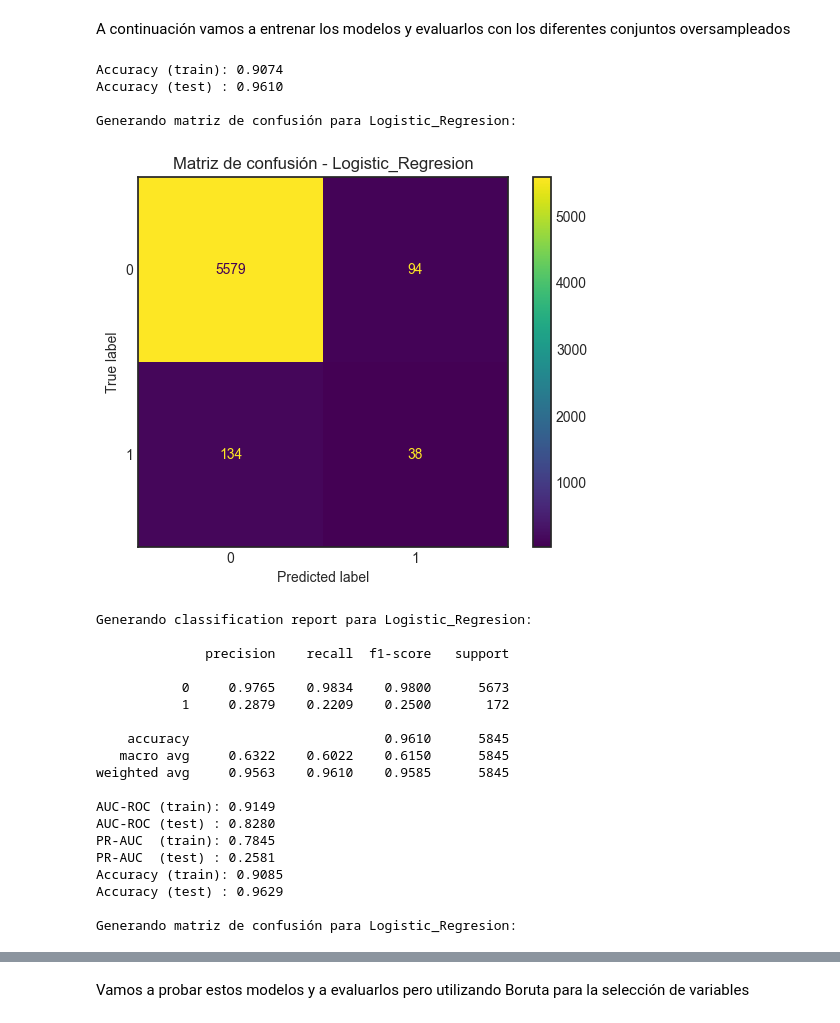
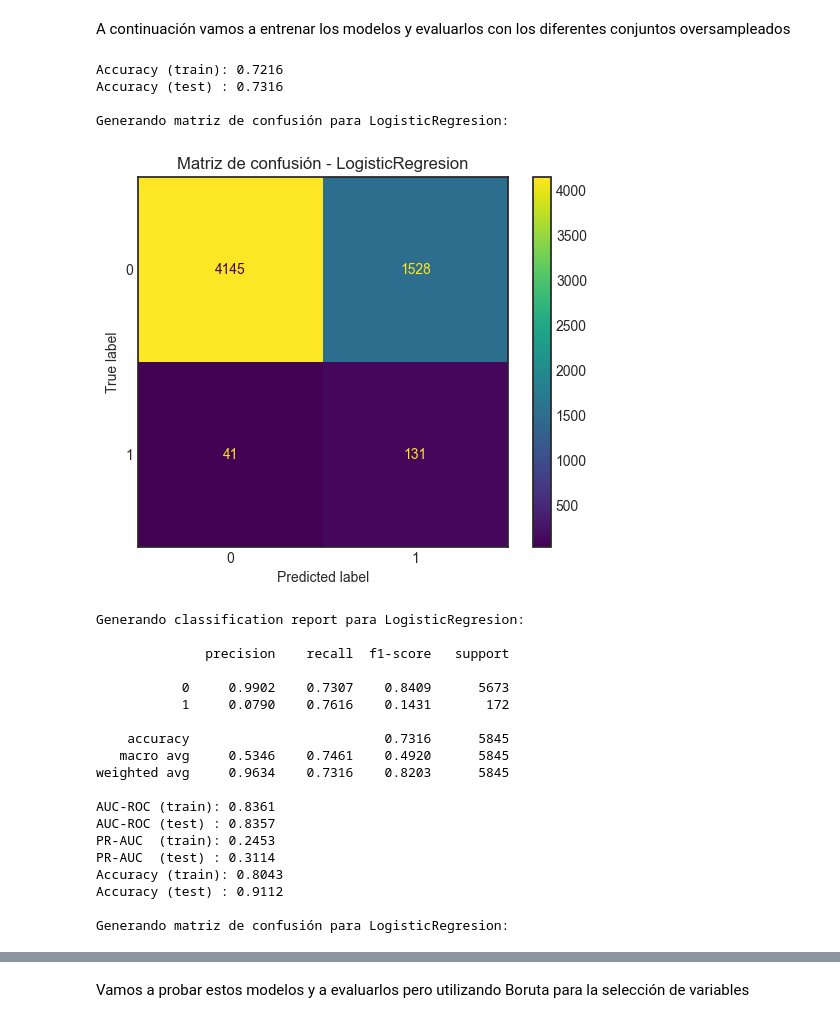
Before and after one commit to jenrari/lapse_prediction_models, a Jupyter notebook: notebooks/Model_analisys.ipynb, the cells around one changed output, grey strips where cells are left out. Cells and saved outputs as stored; diff of their text form; code cells hidden in the pictures.

```diff
--- a/notebooks/Model_analisys.ipynb
+++ b/notebooks/Model_analisys.ipynb
@@ -49,24 +47,23 @@ X_train_svmsm, y_train_svmsm = over_svmsm(X_train, y_train)
 # %%
 from src.model_utils.dim_reduction import tsne_2d, pca_2d
-from src.model_utils.oversampling import over_sm, over_adasyn, over_bsm, over_svmsm
-from sklearn.linear_model import LogisticRegression
 
-logreg = LogisticRegression(random_state=42, max_iter=2000)
+# Generamos los gráficos de PCA para los diferentes tipos de oversampling
+# Generamos los gráficos de PCA para los diferentes tipos de oversampling
+pca_2d(X_train, y_train)
+tsne_2d(X_train, y_train)
 
-X_train_sm, y_train_sm = over_sm(X_train, y_train)
+pca_2d(X_train_ro, y_train_ro)
+tsne_2d(X_train_ro, y_train_ro)
+
 pca_2d(X_train_sm, y_train_sm)
 tsne_2d(X_train_sm, y_train_sm)
 
-X_train_adasyn, y_train_adasyn = over_adasyn(X_train, y_train)
 pca_2d(X_train_adasyn, y_train_adasyn)
 tsne_2d(X_train_adasyn, y_train_adasyn)
 
-X_train_bsm, y_train_bsm = over_bsm(X_train, y_train)
 pca_2d(X_train_bsm, y_train_bsm)
 tsne_2d(X_train_bsm, y_train_bsm)
 
-
-X_train_svmsm, y_train_svmsm = over_svmsm(X_train, y_train)
 pca_2d(X_train_svmsm, y_train_svmsm)
 tsne_2d(X_train_svmsm, y_train_svmsm)
 # %% [output]
@@ -179,57 +176,54 @@ TSNE            TSNE1      TSNE2
 # %% [markdown]
 A continuación vamos a entrenar los modelos y evaluarlos con los diferentes conjuntos oversampleados
 # %%
-from src.model_utils.mod_evaluation import run_model_and_evaluate
+from src.model_utils.mod_evaluation import run_model_and_evaluate_reg_log
 import matplotlib.pyplot as plt
-from sklearn.linear_model import LogisticRegression
 plt.style.use('seaborn-v0_8-white')
 
-model = LogisticRegression(
-            random_state=42, max_iter=2000)
 
+rf_metrics, roc_auc_dict, fp_id, fn_id = run_model_and_evaluate_reg_log(
+    X_train, y_train, X_test, y_test, 'lbfgs', "balanced")
 
-rf_metrics, roc_auc_dict, fp_id, fn_id = run_model_and_evaluate(
-    "Logistic_Regresion", model, X_train_sm, y_train_sm,
+rf_metrics, roc_auc_dict, fp_id, fn_id = run_model_and_evaluate_reg_log( X_train_ro, y_train_ro, X_test, y_test
+)
+
+rf_metrics, roc_auc_dict, fp_id, fn_id = run_model_and_evaluate_reg_log( X_train_sm, y_train_sm,
     X_test, y_test
 )
 
-
-rf_metrics, roc_auc_dict, fp_id, fn_id = run_model_and_evaluate(
-    "Logistic_Regresion", model, X_train_adasyn, y_train_adasyn,
+rf_metrics, roc_auc_dict, fp_id, fn_id = run_model_and_evaluate_reg_log(X_train_adasyn, y_train_adasyn,
     X_test, y_test
 )
 
-rf_metrics, roc_auc_dict, fp_id, fn_id = run_model_and_evaluate(
-    "Logistic_Regresion", model, X_train_bsm, y_train_bsm,
+rf_metrics, roc_auc_dict, fp_id, fn_id = run_model_and_evaluate_reg_log(X_train_bsm, y_train_bsm,
     X_test, y_test
 )
 
-rf_metrics, roc_auc_dict, fp_id, fn_id= run_model_and_evaluate(
-    "Logistic_Regresion", model, X_train_svmsm, y_train_svmsm,
+rf_metrics, roc_auc_dict, fp_id, fn_id= run_model_and_evaluate_reg_log(X_train_svmsm, y_train_svmsm,
     X_test, y_test
 )
 # %% [output]
-Accuracy (train): 0.9074
-Accuracy (test) : 0.9610
+Accuracy (train): 0.7216
+Accuracy (test) : 0.7316
 
-Generando matriz de confusión para Logistic_Regresion:
+Generando matriz de confusión para LogisticRegresion:
-[figure, old version]
+[figure, new version]
-Generando classification report para Logistic_Regresion:
+Generando classification report para LogisticRegresion:
 
               precision    recall  f1-score   support
 
-           0     0.9765    0.9834    0.9800      5673
-           1     0.2879    0.2209    0.2500       172
+           0     0.9902    0.7307    0.8409      5673
+           1     0.0790    0.7616    0.1431       172
 
-    accuracy                         0.9610      5845
-   macro avg     0.6322    0.6022    0.6150      5845
-weighted avg     0.9563    0.9610    0.9585      5845
+    accuracy                         0.7316      5845
+   macro avg     0.5346    0.7461    0.4920      5845
+weighted avg     0.9634    0.7316    0.8203      5845
 
-AUC-ROC (train): 0.9149
-AUC-ROC (test) : 0.8280
-PR-AUC  (train): 0.7845
-PR-AUC  (test) : 0.2581
-Accuracy (train): 0.9085
-Accuracy (test) : 0.9629
+AUC-ROC (train): 0.8361
+AUC-ROC (test) : 0.8357
+PR-AUC  (train): 0.2453
+PR-AUC  (test) : 0.3114
+Accuracy (train): 0.8043
+Accuracy (test) : 0.9112
 
-Generando matriz de confusión para Logistic_Regresion:
+Generando matriz de confusión para LogisticRegresion:
```
Also changed, not shown: parts of 9 cells of this notebook, 5 other files.
